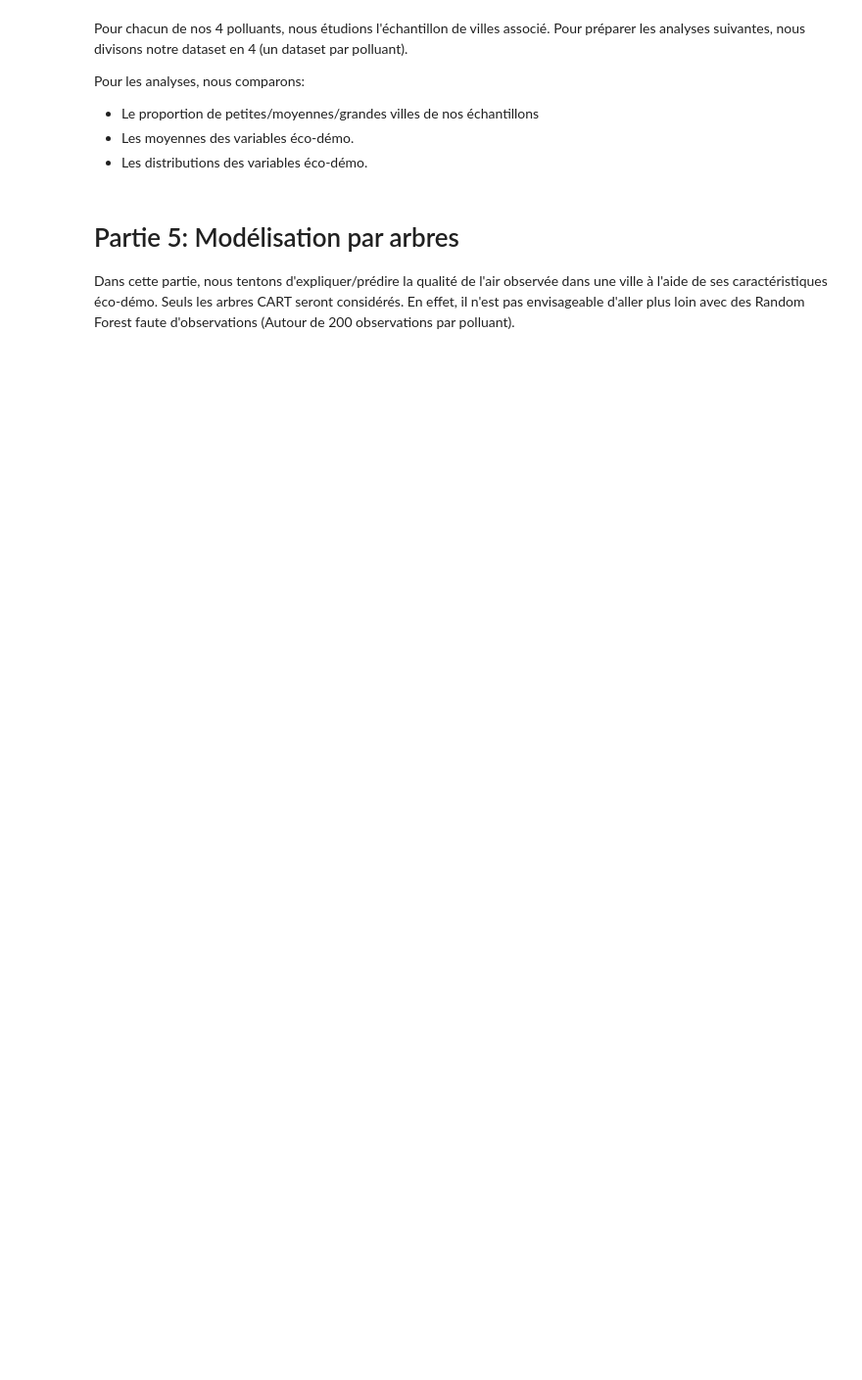
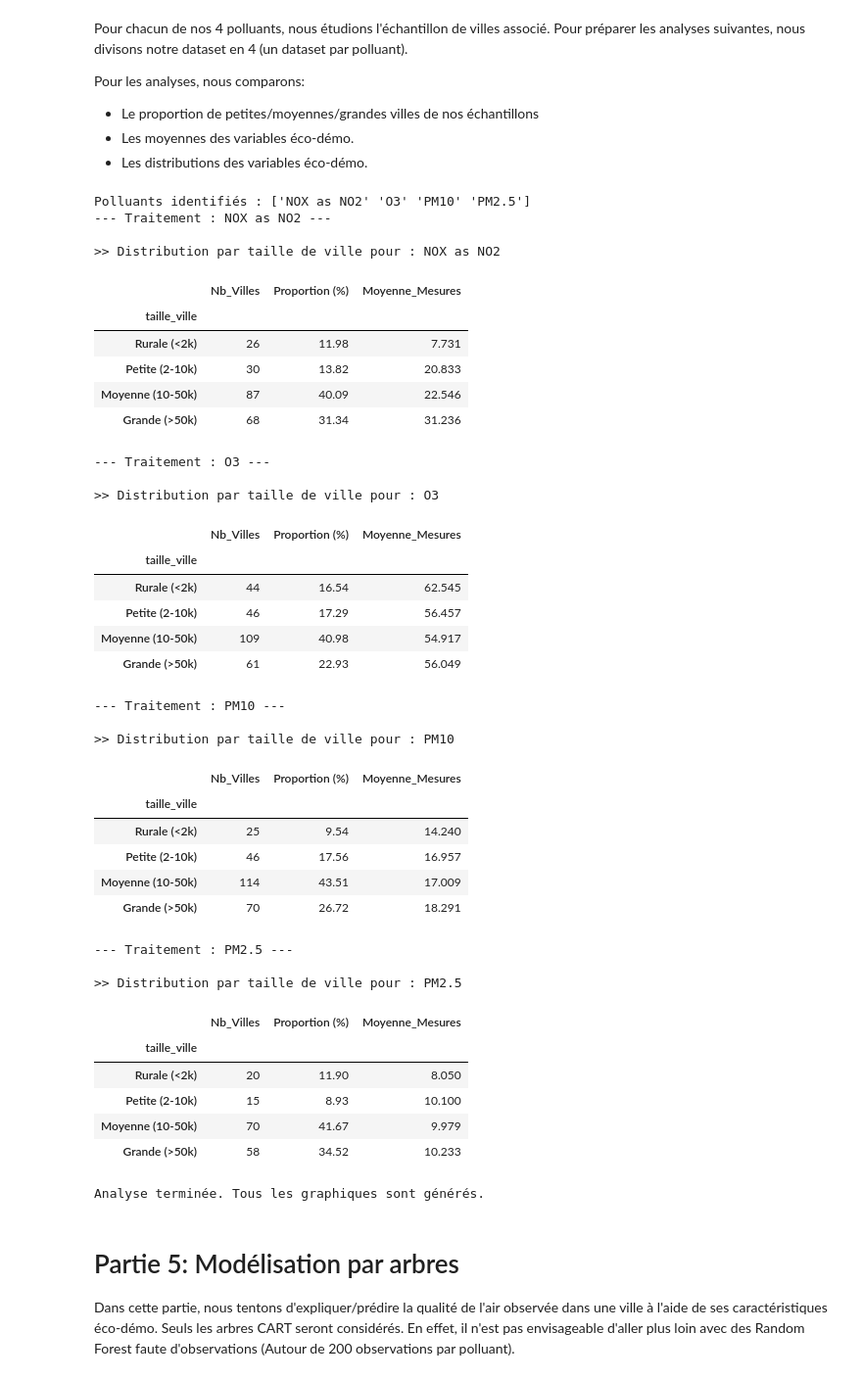
Before and after one commit to TheoSan75/Projet_Python_ENSAE_2A, a Jupyter notebook: main_clean.ipynb, the cells around one changed output. Shown at 98% size. Drawn from its saved outputs; the diff is of its cells as text; code cells hidden in the pictures; blank space fills up the shorter version.

```diff
--- a/main_clean.ipynb
+++ b/main_clean.ipynb
@@ -123,38 +143,79 @@ Pour les analyses, nous comparons:
 - Les moyennes des variables éco-démo.
 - Les distributions des variables éco-démo.
 # %%
-# 7. Génération des Datasets par Polluant et Plots Comparatifs
+polluants = df_groupe["polluant"].unique()
+print(f"Polluants identifiés : {polluants}")
+# 7Génération des Datasets par Polluant et Plots Comparatifs
 vars_eco = [
     "population_2022", "mediane_niveau_vie_2021",
     "densite_population_2022",
     "part_commerce_transport_services_2023",
     "part_industrie_2023", "nb_hotels_2022", "nb_etablissements_2023", "taux_activite_2022",
     "part_construction_2023", "nb_campings_2022"
 ]
 
 for pol in polluants:
     print(f"--- Traitement : {pol} ---")
 
     # 1. Filtre et Sauvegarde
     df_pol = df_groupe[df_groupe["polluant"] == pol]
     df_pol.to_csv(f"data/processed_data/BDD_par_polluant/dataset_{pol}_final.csv", index=False, sep=';')
 
     # 2. Comparaison des proportions de petites, moyennes et grandes villes
     stats = prep.analyze_city_size_distribution(df_pol, pol)
     display(stats)
 
     # 3. Plots Comparatifs (France vs Echantillon)
     viz.plot_comparative_distributions(
         df_sample=df_pol,
         df_france=df_villes_clean,
         polluant_name=pol,
         vars_eco=vars_eco
     )
 
     # 4. Etude des corrélations entre la concentration de polluant et les variables éco-démo.
     viz.plot_correlation_heatmap(df_pol, pol=pol)
 
 print("\nAnalyse terminée. Tous les graphiques sont générés.")
+# %% [output]
+Polluants identifiés : ['NOX as NO2' 'O3' 'PM10' 'PM2.5']
+--- Traitement : NOX as NO2 ---
+
+>> Distribution par taille de ville pour : NOX as NO2
+|  | Nb_Villes | Proportion (%) | Moyenne_Mesures |
+| taille_ville |  |  |  |
+| Rurale (<2k) | 26 | 11.98 | 7.731 |
+| Petite (2-10k) | 30 | 13.82 | 20.833 |
+| Moyenne (10-50k) | 87 | 40.09 | 22.546 |
+| Grande (>50k) | 68 | 31.34 | 31.236 |
+--- Traitement : O3 ---
+
+>> Distribution par taille de ville pour : O3
+|  | Nb_Villes | Proportion (%) | Moyenne_Mesures |
+| taille_ville |  |  |  |
+| Rurale (<2k) | 44 | 16.54 | 62.545 |
+| Petite (2-10k) | 46 | 17.29 | 56.457 |
+| Moyenne (10-50k) | 109 | 40.98 | 54.917 |
+| Grande (>50k) | 61 | 22.93 | 56.049 |
+--- Traitement : PM10 ---
+
+>> Distribution par taille de ville pour : PM10
+|  | Nb_Villes | Proportion (%) | Moyenne_Mesures |
+| taille_ville |  |  |  |
+| Rurale (<2k) | 25 | 9.54 | 14.240 |
+| Petite (2-10k) | 46 | 17.56 | 16.957 |
+| Moyenne (10-50k) | 114 | 43.51 | 17.009 |
+| Grande (>50k) | 70 | 26.72 | 18.291 |
+--- Traitement : PM2.5 ---
+
+>> Distribution par taille de ville pour : PM2.5
+|  | Nb_Villes | Proportion (%) | Moyenne_Mesures |
+| taille_ville |  |  |  |
+| Rurale (<2k) | 20 | 11.90 | 8.050 |
+| Petite (2-10k) | 15 | 8.93 | 10.100 |
+| Moyenne (10-50k) | 70 | 41.67 | 9.979 |
+| Grande (>50k) | 58 | 34.52 | 10.233 |
+Analyse terminée. Tous les graphiques sont générés.
 # %% [markdown]
 # Partie 5: Modélisation par arbres
 Dans cette partie, nous tentons d'expliquer/prédire la qualité de l'air observée dans une ville à l'aide de ses caractéristiques éco-démo. Seuls les arbres CART seront considérés. En effet, il n'est pas envisageable d'aller plus loin avec des Random Forest faute d'observations (Autour de 200 observations par polluant).
```
Also changed, not shown: parts of 4 cells of this notebook, 1 other file.
